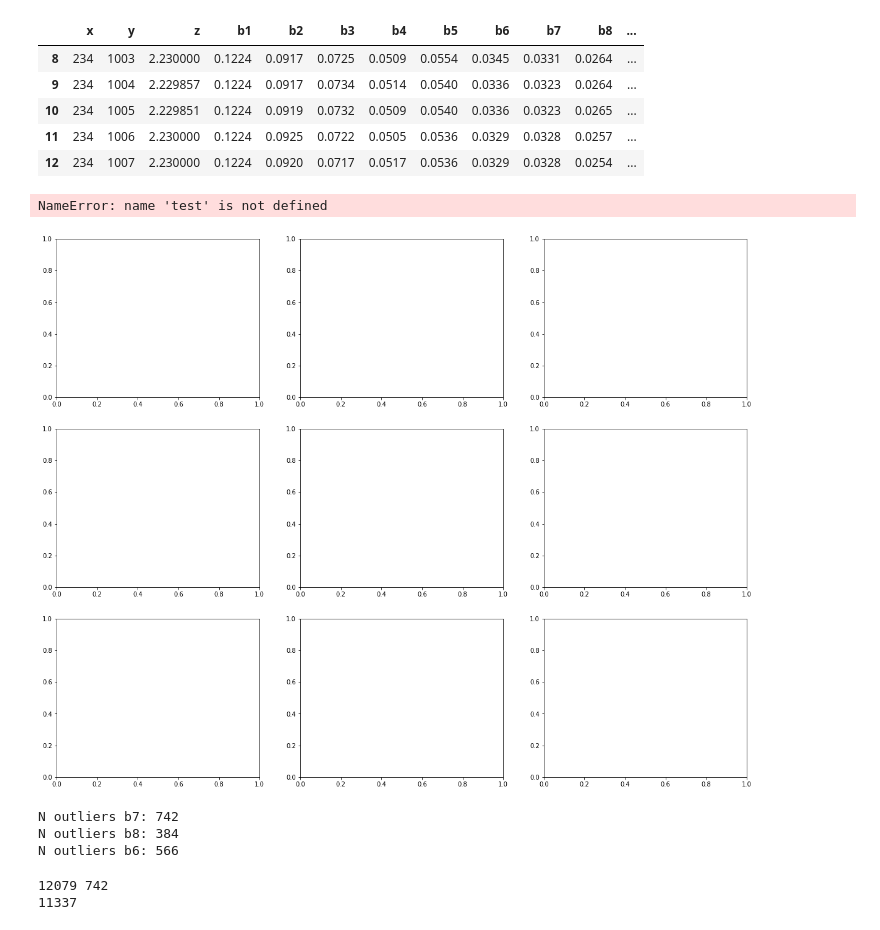
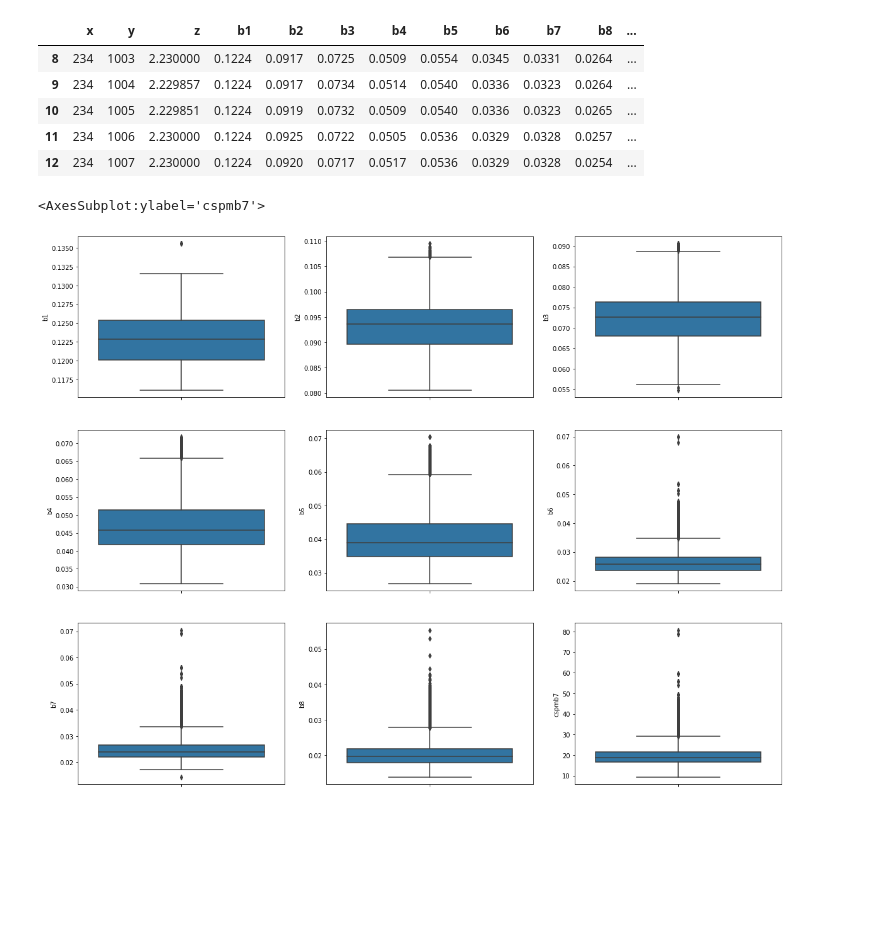
Before and after one commit to Ocean-Technologies/satellite_bathymetry, a Jupyter notebook: new_validations/remove_outliers.ipynb, the cells around one changed output. Cells and saved outputs as stored; diff of their text form; code cells hidden in the pictures; blank space fills up the shorter version.

Commit message:
base remove outliers

```diff
--- a/new_validations/remove_outliers.ipynb
+++ b/new_validations/remove_outliers.ipynb
@@ -35,30 +33,15 @@ val_no_outliers = val.copy()
 # %%
 # Some bands  and cspm boxplot
 fig, ax = plt.subplots(ncols=3, nrows=3, figsize=(20, 16))
-sns.boxplot(y=test.b1, ax=ax[0,0])
-sns.boxplot(y=test.b2, ax=ax[0,1])
-sns.boxplot(y=test.b3, ax=ax[0,2])
-sns.boxplot(y=test.b4, ax=ax[1,0])
-sns.boxplot(y=test.b5, ax=ax[1,1])
-sns.boxplot(y=test.b6, ax=ax[1,2])
-sns.boxplot(y=test.b7, ax=ax[2,0])
-sns.boxplot(y=test.b8, ax=ax[2,1])
-sns.boxplot(y=test.cspmb7, ax=ax[2,2])
+sns.boxplot(y=train.b1, ax=ax[0,0])
+sns.boxplot(y=train.b2, ax=ax[0,1])
+sns.boxplot(y=train.b3, ax=ax[0,2])
+sns.boxplot(y=train.b4, ax=ax[1,0])
+sns.boxplot(y=train.b5, ax=ax[1,1])
+sns.boxplot(y=train.b6, ax=ax[1,2])
+sns.boxplot(y=train.b7, ax=ax[2,0])
+sns.boxplot(y=train.b8, ax=ax[2,1])
+sns.boxplot(y=train.cspmb7, ax=ax[2,2])
 # %% [output]
-NameError: name 'test' is not defined
+<AxesSubplot:ylabel='cspmb7'>
-[figure, old version]
+[figure, new version]
-# %%
-# Remove outliers on b7, b8, b6
-print('N outliers b7:', len(train_no_outliers[train_no_outliers.b7 > 0.032]))
-print('N outliers b8:', len(train_no_outliers[train_no_outliers.b8 > 0.029]))
-print('N outliers b6:', len(train_no_outliers[train_no_outliers.b6 > 0.035]))
-# %% [output]
-N outliers b7: 742
-N outliers b8: 384
-N outliers b6: 566
-# %%
-print(len(train_no_outliers), len(train_no_outliers[train_no_outliers.b7 > 0.032]))
-print(len(train_no_outliers) - 742)
-# %% [output]
-12079 742
-11337
```
Also changed, not shown: parts of 7 cells of this notebook.
